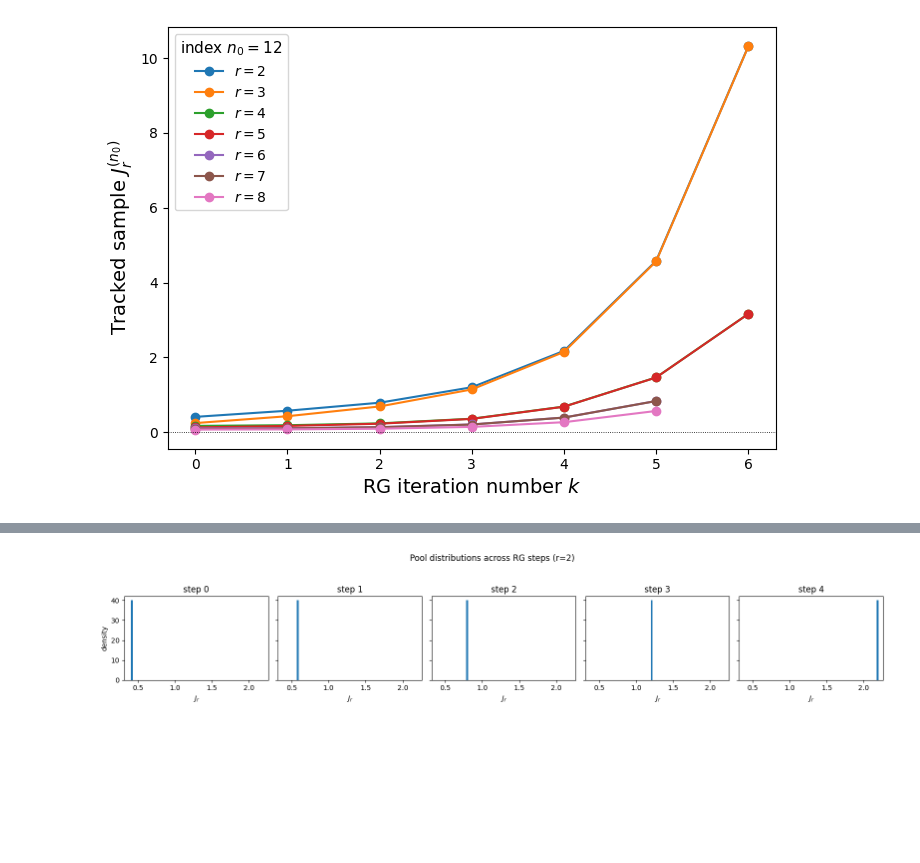
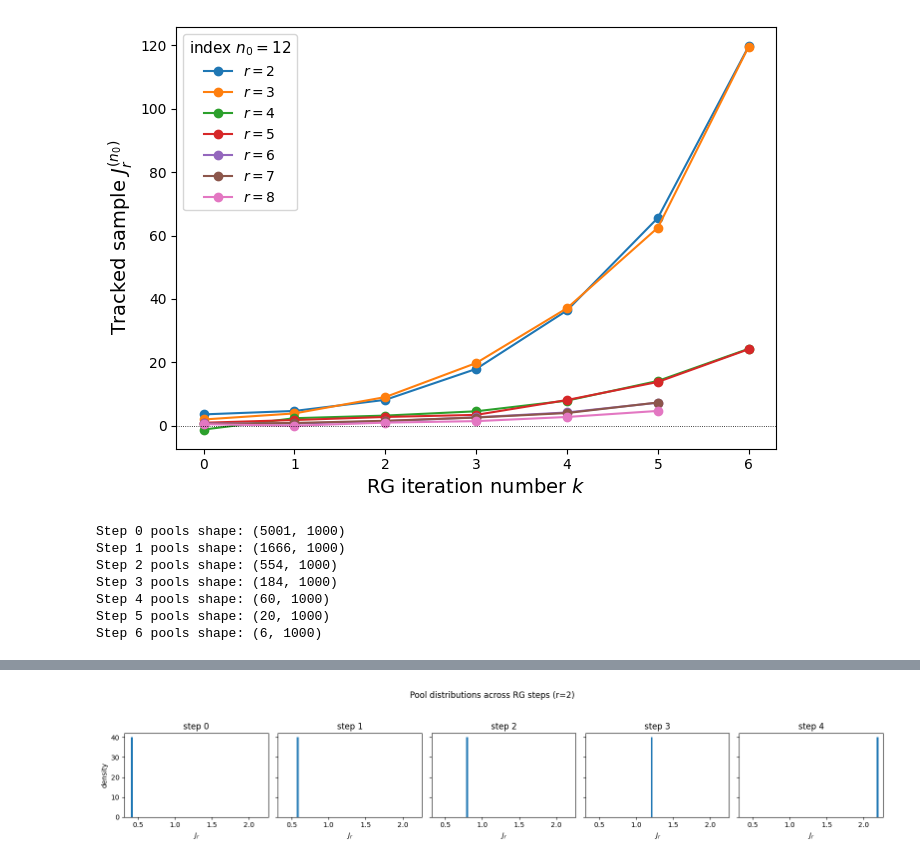
Before and after one commit to erbilcanartun/long-range-ising-chain, a Jupyter notebook: notebooks/population_dynamics.ipynb, the cells around one changed output, grey strips where cells are left out. Saved outputs shown, nothing was run; the diff lists cells and outputs as text; code cells hidden in the pictures; blank space fills up the shorter version.

```diff
--- a/notebooks/population_dynamics.ipynb
+++ b/notebooks/population_dynamics.ipynb
@@ -350,14 +443,25 @@ def plot_pool_distributions_by_step(flow_pools, r, steps_to_plot=None,
 # %%
 flow = rg_flow_pools(
-    J0=1.0,
-    a=1.3,
+    J0=10.0,
+    a=1.5,
     D=5000,
-    p=0.0,
+    p=0.1,
     f=0.0,
-    N=500,
+    N=1000,
     n_steps=6,
     base_seed=12345
 )
 plot_rg_flow_track_index(flow, track_r=[2, 3, 4, 5, 6, 7, 8], pool_index=12)
+
+print("\nStep 0 pools shape:", flow[0].shape)
+for k in range(1, len(flow)):
+    print(f"Step {k} pools shape:", flow[k].shape)
 # %% [output]
-[figure, old version]
+[figure, new version]
+Step 0 pools shape: (5001, 1000)
+Step 1 pools shape: (1666, 1000)
+Step 2 pools shape: (554, 1000)
+Step 3 pools shape: (184, 1000)
+Step 4 pools shape: (60, 1000)
+Step 5 pools shape: (20, 1000)
+Step 6 pools shape: (6, 1000)
```
Also changed, not shown: parts of 9 cells of this notebook, 3 other files.
